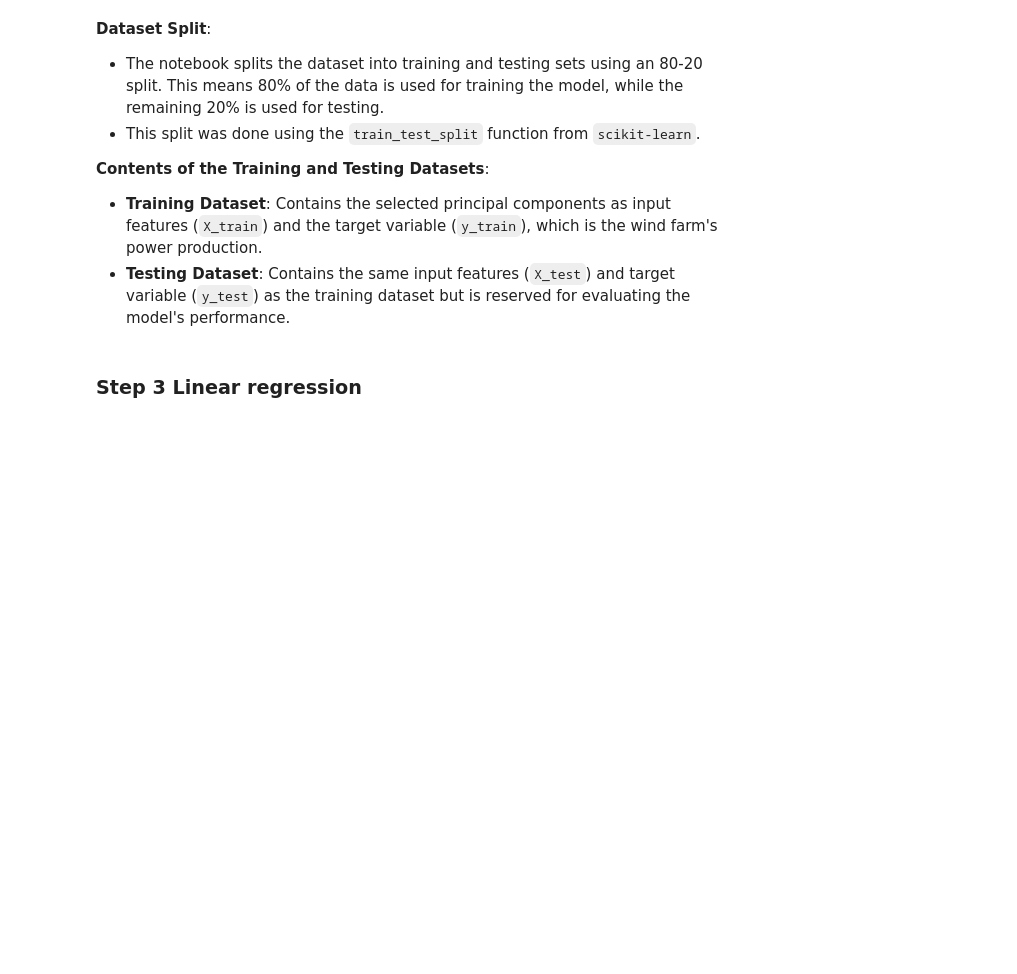
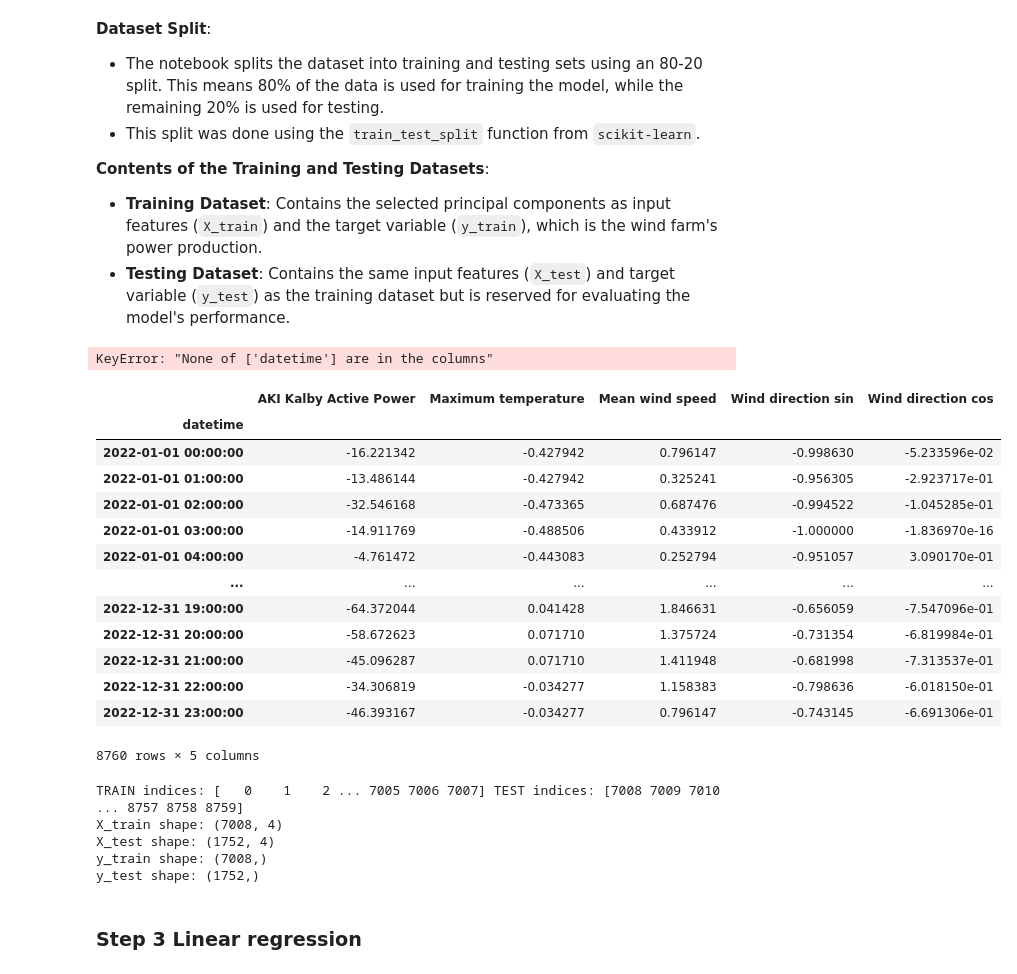
Before and after one commit to dzzz707/46765-ml-for-energy-systems, a Jupyter notebook: assignment1/notebook.ipynb, the cells around one changed output. Saved outputs shown, nothing was run; the diff lists cells and outputs as text; code cells hidden in the pictures; blank space fills up the shorter version.

```diff
--- a/assignment1/notebook.ipynb
+++ b/assignment1/notebook.ipynb
@@ -135,3 +129,45 @@ X_train, X_test, y_train, y_test = train_test_split(X, y, test_size=0.2, random_
+# %%
+data.set_index('datetime', inplace=True)
+# %% [output]
+KeyError: "None of ['datetime'] are in the columns"
+# %%
+data
+# %% [output]
+|  | AKI Kalby Active Power | Maximum temperature | Mean wind speed | Wind direction sin | Wind direction cos |
+| datetime |  |  |  |  |  |
+| 2022-01-01 00:00:00 | -16.221342 | -0.427942 | 0.796147 | -0.998630 | -5.233596e-02 |
+| 2022-01-01 01:00:00 | -13.486144 | -0.427942 | 0.325241 | -0.956305 | -2.923717e-01 |
+| 2022-01-01 02:00:00 | -32.546168 | -0.473365 | 0.687476 | -0.994522 | -1.045285e-01 |
+| 2022-01-01 03:00:00 | -14.911769 | -0.488506 | 0.433912 | -1.000000 | -1.836970e-16 |
+| 2022-01-01 04:00:00 | -4.761472 | -0.443083 | 0.252794 | -0.951057 | 3.090170e-01 |
+| ... | ... | ... | ... | ... | ... |
+| 2022-12-31 19:00:00 | -64.372044 | 0.041428 | 1.846631 | -0.656059 | -7.547096e-01 |
+| 2022-12-31 20:00:00 | -58.672623 | 0.071710 | 1.375724 | -0.731354 | -6.819984e-01 |
+| 2022-12-31 21:00:00 | -45.096287 | 0.071710 | 1.411948 | -0.681998 | -7.313537e-01 |
+| 2022-12-31 22:00:00 | -34.306819 | -0.034277 | 1.158383 | -0.798636 | -6.018150e-01 |
+| 2022-12-31 23:00:00 | -46.393167 | -0.034277 | 0.796147 | -0.743145 | -6.691306e-01 |
+8760 rows × 5 columns
+# %%
+# split the data
+X = data.drop(columns=[target_column])
+y = data[target_column]
+
+split_data= TimeSeriesSplit(n_splits=3, test_size=int(0.2*len(data)))
+for train_index, test_index in split_data.split(X):
+    X_train, X_test = X.iloc[train_index], X.iloc[test_index]
+    y_train, y_test = y.iloc[train_index], y.iloc[test_index]
+
+print("TRAIN indices:", train_index, "TEST indices:", test_index)
+print("X_train shape:", X_train.shape)
+print("X_test shape:", X_test.shape)
+print("y_train shape:", y_train.shape)
+print("y_test shape:", y_test.shape)
+# %% [output]
+TRAIN indices: [   0    1    2 ... 7005 7006 7007] TEST indices: [7008 7009 7010 ... 8757 8758 8759]
+X_train shape: (7008, 4)
+X_test shape: (1752, 4)
+y_train shape: (7008,)
+y_test shape: (1752,)
 # %% [markdown]
 ### Step 3 Linear regression
 # %%
```
Also changed, not shown: parts of 2 cells of this notebook, 1 other file.
